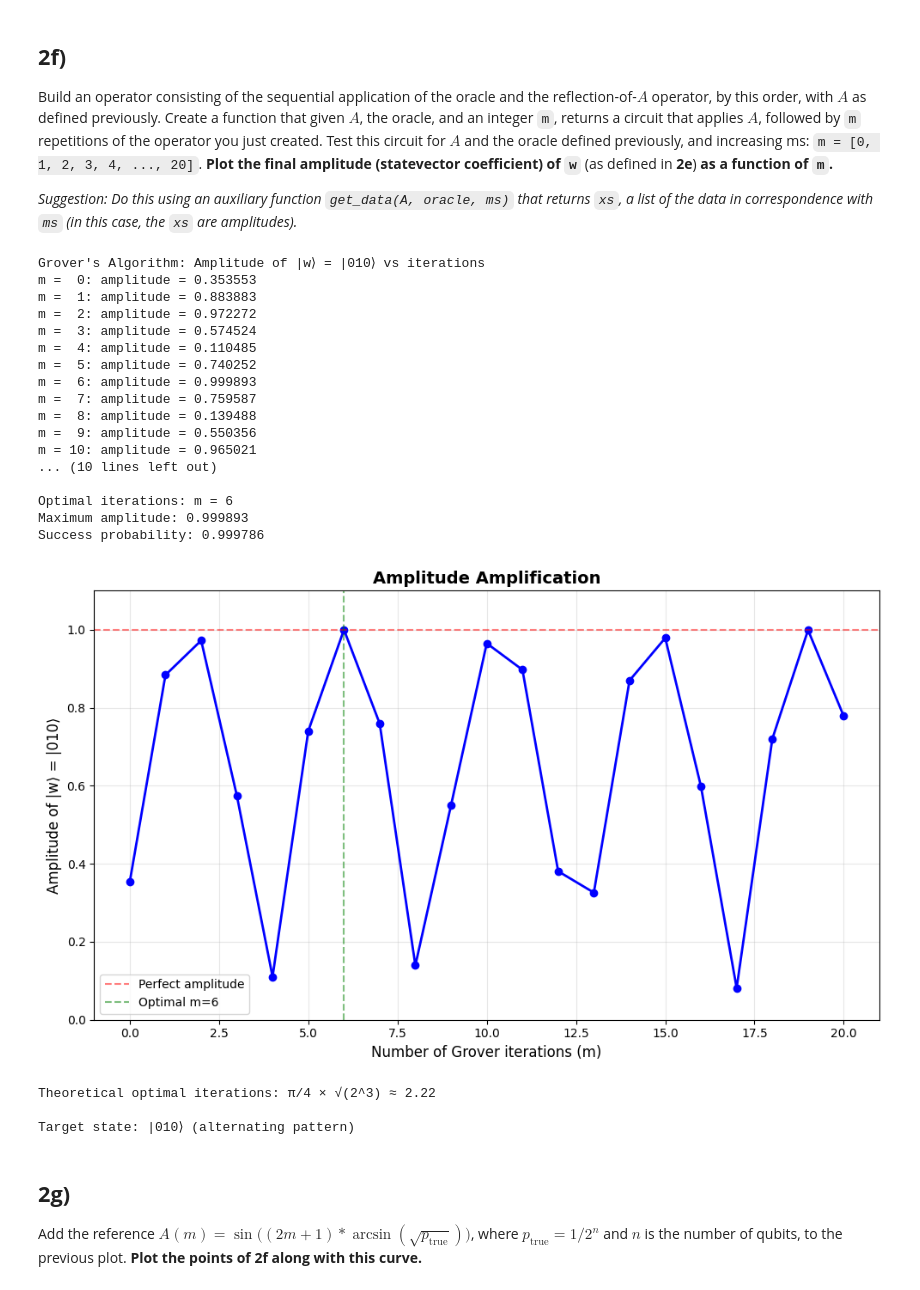
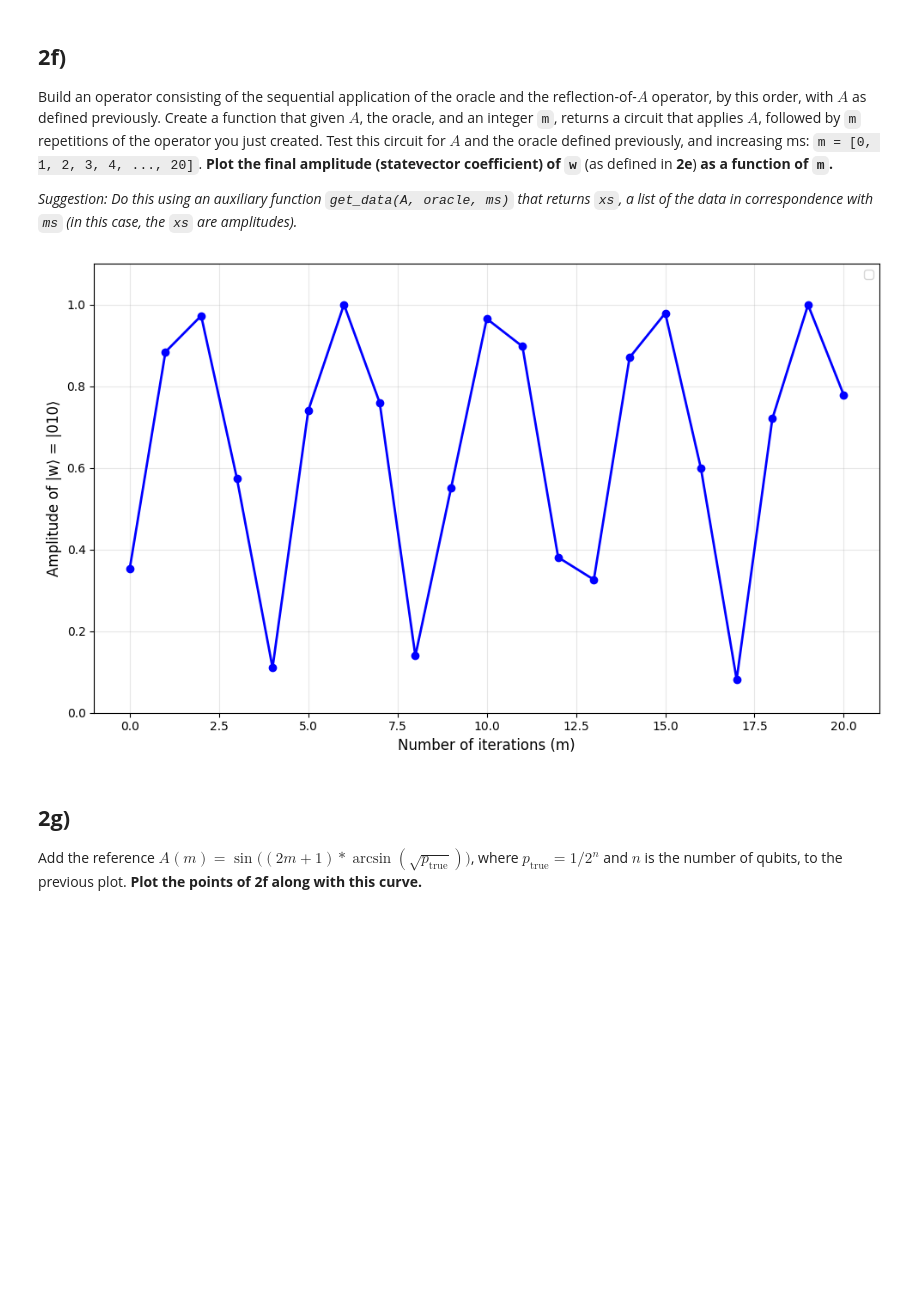
Before and after one commit to ajay-mk/VTQ-Hackathon-Solutions, a Jupyter notebook: VTQ_Hackathon_prompt.ipynb, the cells around one changed output. Drawn from its saved outputs; the diff is of its cells as text; code cells hidden in the pictures; blank space fills up the shorter version.

```diff
--- a/VTQ_Hackathon_prompt.ipynb
+++ b/VTQ_Hackathon_prompt.ipynb
@@ -939,20 +919,15 @@ Build an operator consisting of the sequential application of the oracle and the
 
 _Suggestion: Do this using an auxiliary function `get_data(A, oracle, ms)` that returns `xs`, a list of the data in correspondence with `ms` (in this case, the `xs` are amplitudes)._
 # %%
-from qiskit import QuantumCircuit
-from qiskit_aer import AerSimulator
-import matplotlib.pyplot as plt
-import numpy as np
-
 def zero_reflection(qc, qubits):
-    """Apply zero-reflection operator directly to circuit"""
+    """Applying zero-reflection operator directly to the circuit"""
     n = len(qubits)
 
     # Apply Y to all qubits
     for q in qubits:
         qc.y(q)
 
-    # Multi-controlled Z
+    # mcz step
     if n == 1:
         qc.z(qubits[0])
     elif n == 2:
@@ -969,12 +944,12 @@ def zero_reflection(qc, qubits):
         qc.y(q)
 
 def apply_hadamard_inverse(qc, qubits):
-    """Apply Hadamard inverse (which is just Hadamard since H_inv = H)"""
+    """Applying Hadamard inverse (which is just Hadamard since H_inv = H)"""
     for q in qubits:
         qc.h(q)
 
 def apply_hadamard(qc, qubits):
-    """Apply Hadamard transform"""
+    """Applying Hadamard transform"""
     for q in qubits:
         qc.h(q)
 
@@ -1001,7 +976,7 @@ def alternating_oracle(qc, qubits):
         if i % 2 == 0:
             qc.x(q)
 
-    # Multi-controlled Z
+    # mcz step
     if n == 1:
         qc.z(qubits[0])
     elif n == 2:
@@ -1018,9 +993,9 @@ def alternating_oracle(qc, qubits):
         if i % 2 == 0:
             qc.x(q)
 
-def grover_circuit(n, m):
+def grover_like(n, m):
     """
-    Build Grover's algorithm circuit
+    Build Grover's like circuit
     n: Number of qubits
     m: Number of iterations
 
@@ -1063,79 +1038,55 @@ def get_data(ms, n=3):
 
     for m in ms:
         # Build Grover circuit
-        qc = grover_circuit(n, m)
+        qc = grover_like(n, m)
 
         # Save statevector
         qc.save_statevector()
 
         # Run simulation
         result = simulator.run(qc).result()
         statevector = result.get_statevector()
 
         # Get amplitude of target state
         amplitude = abs(statevector[target_index])
         amplitudes.append(amplitude)
 
     return amplitudes
 
 # Define parameters
 n = 3  # Number of qubits
 ms = list(range(21))  # m = 0, 1, 2, ..., 20
 
 # Get amplitude data
 amplitudes = get_data(ms, n)
 
-# Print results
-print("Grover's Algorithm: Amplitude of |w⟩ = |010⟩ vs iterations")
-for m, amp in zip(ms, amplitudes):
-    print(f"m = {m:2d}: amplitude = {amp:.6f}")
+# # Print results
+# print("Grover's Algorithm: Amplitude of |w⟩ = |010⟩ vs iterations")
+# for m, amp in zip(ms, amplitudes):
+#     print(f"m = {m:2d}: amplitude = {amp:.6f}")
 
-# Find optimal m
-optimal_m = ms[np.argmax(amplitudes)]
-max_amplitude = max(amplitudes)
-print(f"\nOptimal iterations: m = {optimal_m}")
-print(f"Maximum amplitude: {max_amplitude:.6f}")
-print(f"Success probability: {max_amplitude**2:.6f}")
+# # Find optimal m
+# optimal_m = ms[np.argmax(amplitudes)]
+# max_amplitude = max(amplitudes)
+# print(f"\nOptimal iterations: m = {optimal_m}")
+# print(f"Maximum amplitude: {max_amplitude:.6f}")
+# print(f"Success probability: {max_amplitude**2:.6f}")
 
 # Plot the results
 plt.figure(figsize=(10, 6))
 plt.plot(ms, amplitudes, 'b-o', linewidth=2, markersize=6)
-plt.axhline(y=1.0, color='r', linestyle='--', alpha=0.5, label='Perfect amplitude')
-plt.axvline(x=optimal_m, color='g', linestyle='--', alpha=0.5, label=f'Optimal m={optimal_m}')
-plt.xlabel('Number of Grover iterations (m)', fontsize=12)
+# plt.axhline(y=1.0, color='r', linestyle='--', alpha=0.5, label='Perfect amplitude')
+# plt.axvline(x=optimal_m, color='g', linestyle='--', alpha=0.5, label=f'Optimal m={optimal_m}')
+plt.xlabel('Number of iterations (m)', fontsize=12)
 plt.ylabel('Amplitude of |w⟩ = |010⟩', fontsize=12)
-plt.title('Amplitude Amplification', fontsize=14, fontweight='bold')
+# plt.title('Amplitude Amplification', fontsize=14, fontweight='bold')
 plt.grid(True, alpha=0.3)
 plt.legend()
 plt.ylim(0, 1.1)
 plt.tight_layout()
 plt.show()
-
-# Additional analysis
-print(f"\nTheoretical optimal iterations: π/4 × √(2^{n}) ≈ {np.pi/4 * np.sqrt(2**n):.2f}")
-print(f"\nTarget state: |{''.join('1' if i%2==1 else '0' for i in range(n))}⟩ (alternating pattern)")
 # %% [output]
-Grover's Algorithm: Amplitude of |w⟩ = |010⟩ vs iterations
-m =  0: amplitude = 0.353553
-m =  1: amplitude = 0.883883
-m =  2: amplitude = 0.972272
-m =  3: amplitude = 0.574524
-m =  4: amplitude = 0.110485
-m =  5: amplitude = 0.740252
-m =  6: amplitude = 0.999893
-m =  7: amplitude = 0.759587
-m =  8: amplitude = 0.139488
-m =  9: amplitude = 0.550356
-m = 10: amplitude = 0.965021
-... (10 lines left out)
-
-Optimal iterations: m = 6
-Maximum amplitude: 0.999893
-Success probability: 0.999786
-[figure, old version]
+[figure, new version]
-Theoretical optimal iterations: π/4 × √(2^3) ≈ 2.22
-
-Target state: |010⟩ (alternating pattern)
 # %% [markdown]
 ## **2g)**
 
```
Also changed, not shown: parts of 7 cells of this notebook.
